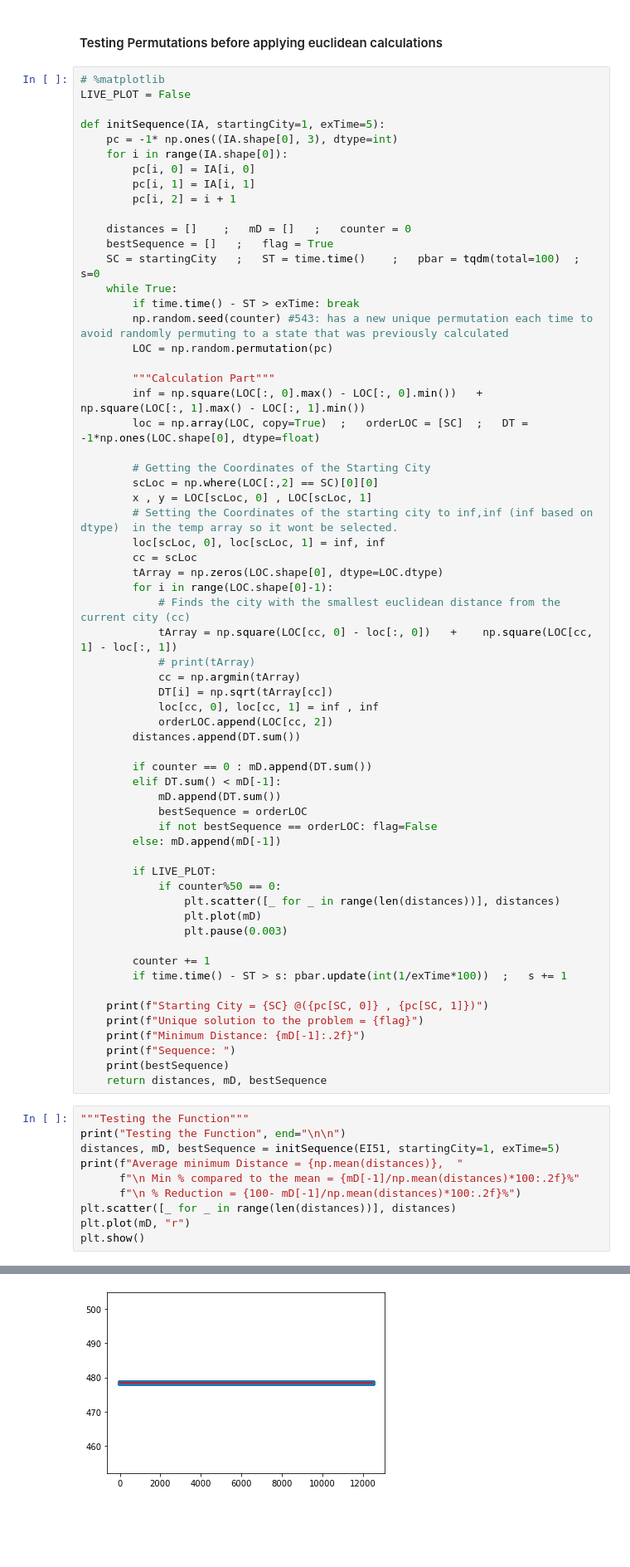
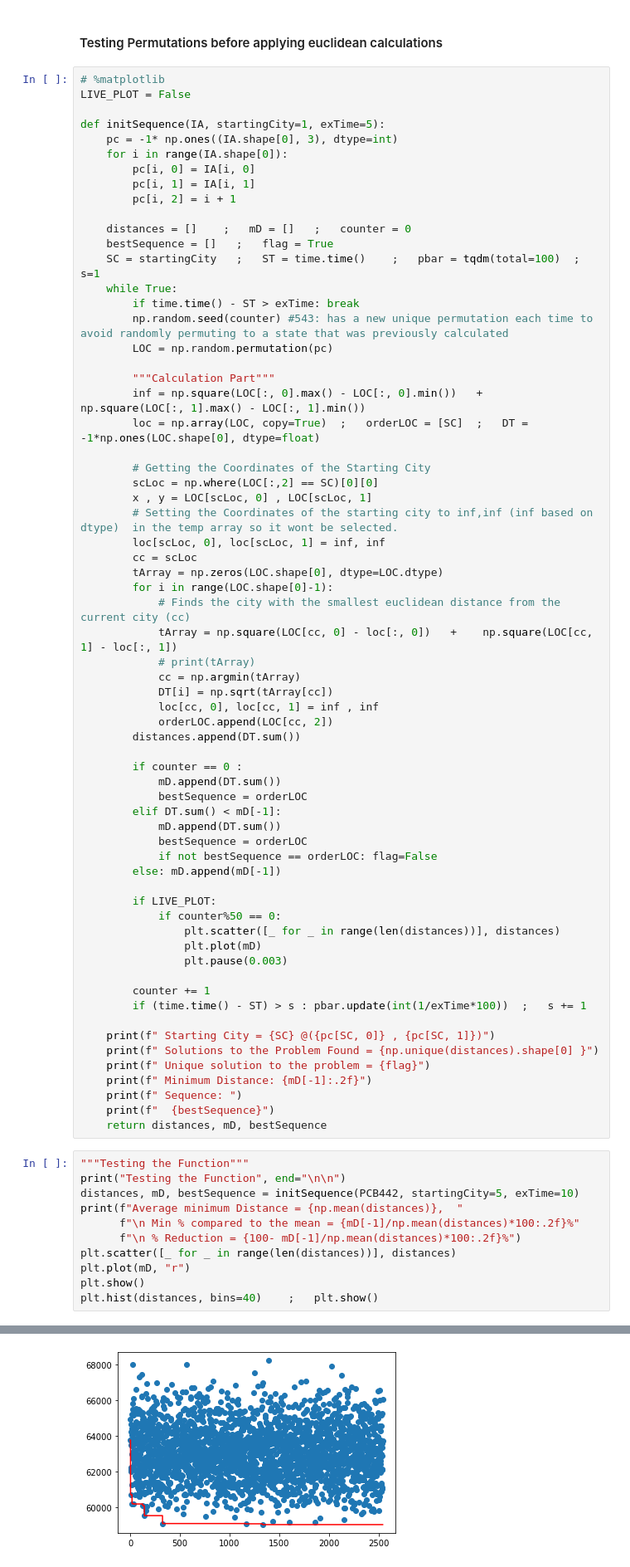
Before and after one commit to ithakis/Stochastic-Simulation-Assignment-3, a Jupyter notebook: Final.ipynb, the cells around one changed output, grey strips where cells are left out. Shown at 83% size. Cells and saved outputs as stored; diff of their text form; blank space fills up the shorter version.

```diff
--- a/Final.ipynb
+++ b/Final.ipynb
@@ -182,7 +182,7 @@ def initSequence(IA, startingCity=1, exTime=5):
 
     distances = []    ;   mD = []   ;   counter = 0
     bestSequence = []   ;   flag = True
-    SC = startingCity   ;   ST = time.time()    ;   pbar = tqdm(total=100)  ;   s=0
+    SC = startingCity   ;   ST = time.time()    ;   pbar = tqdm(total=100)  ;   s=1
     while True:
         if time.time() - ST > exTime: break
         np.random.seed(counter) #543: has a new unique permutation each time to avoid randomly permuting to a state that was previously calculated
@@ -209,7 +209,9 @@ def initSequence(IA, startingCity=1, exTime=5):
             orderLOC.append(LOC[cc, 2])
         distances.append(DT.sum())
 
-        if counter == 0 : mD.append(DT.sum())
+        if counter == 0 :
+            mD.append(DT.sum())
+            bestSequence = orderLOC
         elif DT.sum() < mD[-1]:
             mD.append(DT.sum())
             bestSequence = orderLOC
@@ -223,23 +225,25 @@ def initSequence(IA, startingCity=1, exTime=5):
                 plt.pause(0.003)
 
         counter += 1
-        if time.time() - ST > s: pbar.update(int(1/exTime*100))  ;   s += 1
+        if (time.time() - ST) > s : pbar.update(int(1/exTime*100))  ;   s += 1
 
-    print(f"Starting City = {SC} @({pc[SC, 0]} , {pc[SC, 1]})")
-    print(f"Unique solution to the problem = {flag}")
-    print(f"Minimum Distance: {mD[-1]:.2f}")
-    print(f"Sequence: ")
-    print(bestSequence)
+    print(f" Starting City = {SC} @({pc[SC, 0]} , {pc[SC, 1]})")
+    print(f" Solutions to the Problem Found = {np.unique(distances).shape[0] }")
+    print(f" Unique solution to the problem = {flag}")
+    print(f" Minimum Distance: {mD[-1]:.2f}")
+    print(f" Sequence: ")
+    print(f"  {bestSequence}")
     return distances, mD, bestSequence
 # %%
 """Testing the Function"""
 print("Testing the Function", end="\n\n")
-distances, mD, bestSequence = initSequence(EI51, startingCity=1, exTime=5)
+distances, mD, bestSequence = initSequence(PCB442, startingCity=5, exTime=10)
 print(f"Average minimum Distance = {np.mean(distances)},  "
       f"\n Min % compared to the mean = {mD[-1]/np.mean(distances)*100:.2f}%"
       f"\n % Reduction = {100- mD[-1]/np.mean(distances)*100:.2f}%")
 plt.scatter([_ for _ in range(len(distances))], distances)
 plt.plot(mD, "r")
 plt.show()
+plt.hist(distances, bins=40)    ;   plt.show()
 # %% [output]
 Testing the Function
@@ -254 +259 @@ Average minimum Distance = 478.43399190345286,
-[figure, old version]
+[figure, new version]
```
Also changed, not shown: parts of 3 cells of this notebook.
